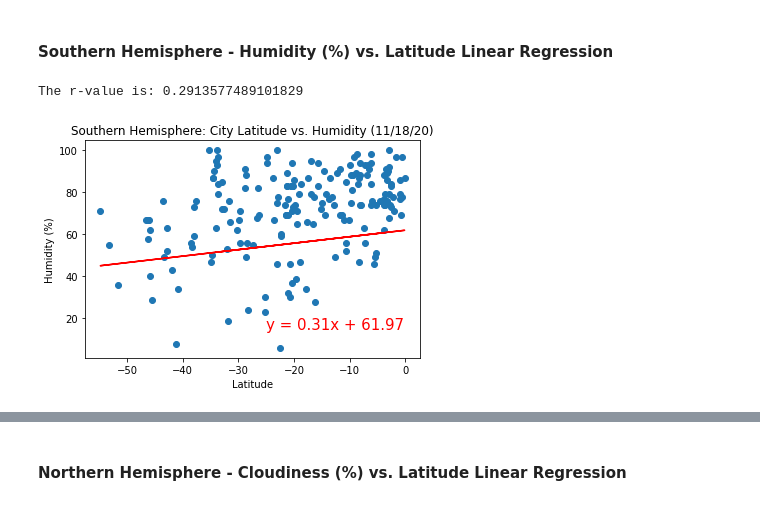
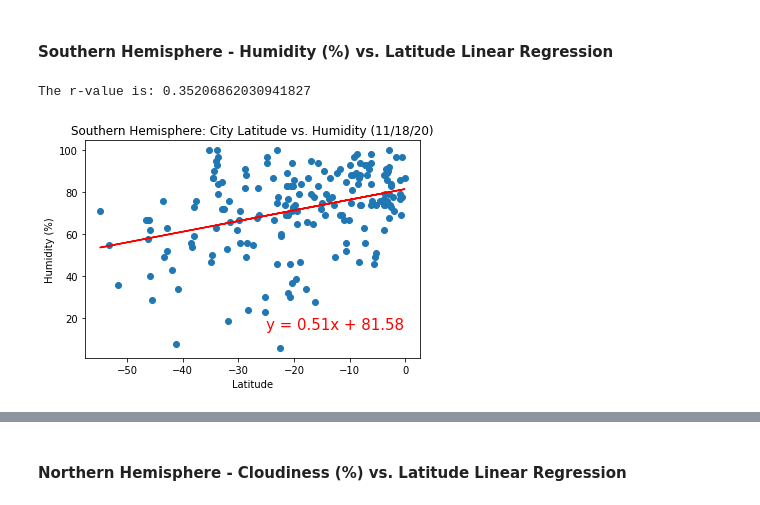
Before and after one commit to yuyhong23/python-api-challenge, a Jupyter notebook: weatherpy/WeatherPy-Copy1.ipynb, the cells around one changed output, grey strips where cells are left out. Cells and saved outputs as stored; diff of their text form; code cells hidden in the pictures.

Commit message:
Added analysis for linear regression plot sets.

```diff
--- a/weatherpy/WeatherPy-Copy1.ipynb
+++ b/weatherpy/WeatherPy-Copy1.ipynb
@@ -429,20 +447,20 @@ The r-value is: 0.2913577489101829
 # %%
 x_lats = city_data.loc[city_data["Lat"] < 0,"Lat"]
 y_hums = city_data.loc[city_data["Lat"] < 0, "Humidity"]
 
-(slope, intercept, rvalue, pvalue, stderr) = linregress(x_lat, y_hum)
+(slope, intercept, rvalue, pvalue, stderr) = linregress(x_lats, y_hums)
 regress_values4 = x_lats * slope + intercept
-line_eq = "y = " + str(round(slope,2)) + "x + " + str(round(intercept,2))
+line_eq4 = "y = " + str(round(slope,2)) + "x + " + str(round(intercept,2))
 
 plt.scatter(x_lats,y_hums)
 plt.plot(x_lats,regress_values4, color="r")
-plt.annotate(line_eq,(-25,15),fontsize=15,color="red")
+plt.annotate(line_eq4,(-25,15),fontsize=15,color="red")
 
 plt.title("Southern Hemisphere: City Latitude vs. Humidity (11/18/20)")
 plt.xlabel("Latitude")
 plt.ylabel("Humidity (%)")
 print(f"The r-value is: {rvalue}")
 plt.show()
 # %% [output]
-The r-value is: 0.2913577489101829
+The r-value is: 0.35206862030941827
-[figure, old version]
+[figure, new version]
```
Also changed, not shown: parts of 13 cells of this notebook.
